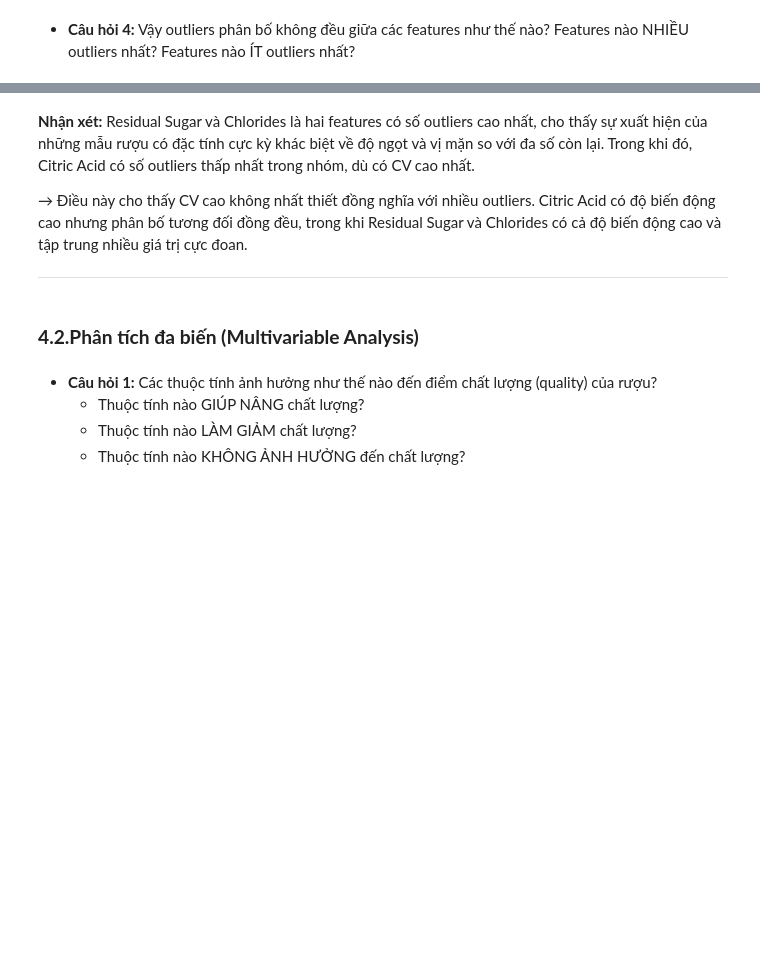
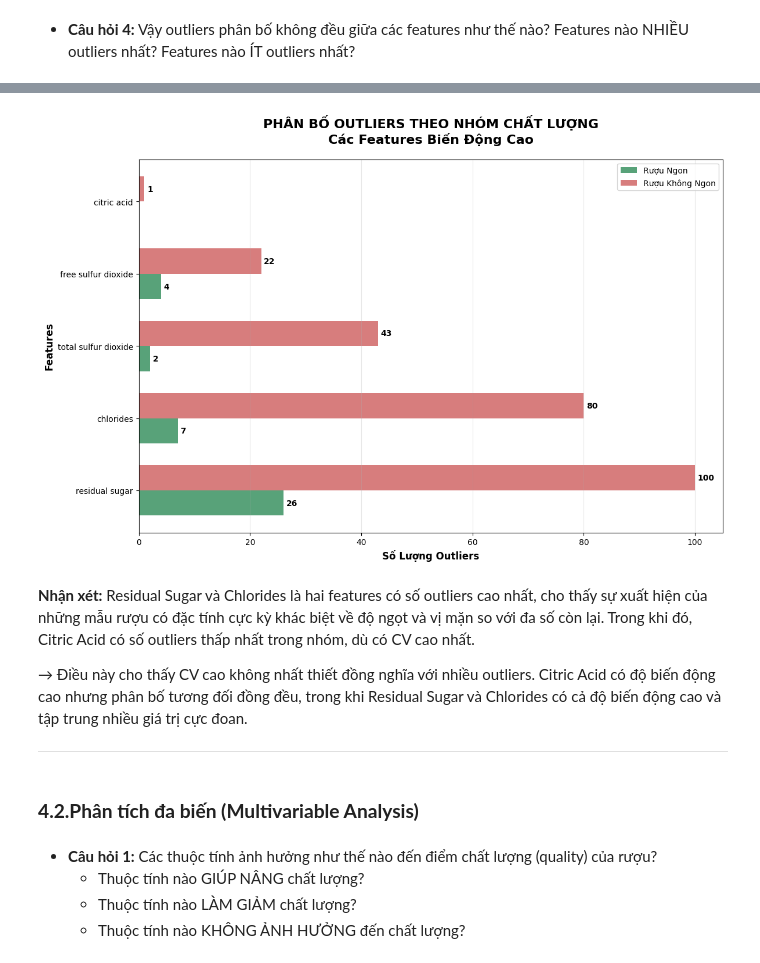
Before and after one commit to mihhwiNick/DA_project, a Jupyter notebook: EDA_Ruou_Do.ipynb, the cells around one changed output, grey strips where cells are left out. Drawn from its saved outputs; the diff is of its cells as text; code cells hidden in the pictures; blank space fills up the shorter version.

```diff
--- a/EDA_Ruou_Do.ipynb
+++ b/EDA_Ruou_Do.ipynb
@@ -415,3 +445,78 @@ plt.show()
+# %%
+# PHÂN TÍCH OUTLIERS CHI TIẾT THEO NHÓM CHẤT LƯỢNG
+outlier_analysis = []
+
+for feature in high_cv_features:
+    # Tính toán IQR
+    Q1 = redwine[feature].quantile(0.25)
+    Q3 = redwine[feature].quantile(0.75)
+    IQR = Q3 - Q1
+    lower_bound = Q1 - 1.5 * IQR
+    upper_bound = Q3 + 1.5 * IQR
+
+    # Đếm outliers
+    outliers_mask = (redwine[feature] < lower_bound) | (redwine[feature] > upper_bound)
+
+    # Đếm outliers theo nhóm chất lượng
+    outliers_high = redwine[outliers_mask & (redwine['quality_category'] == 'Ngon (>=6.5)')]
+    outliers_low = redwine[outliers_mask & (redwine['quality_category'] == 'Không ngon (<6.5)')]
+
+    total_outliers = len(outliers_high) + len(outliers_low)
+    outlier_percentage = (total_outliers / len(redwine)) * 100
+
+    outlier_analysis.append({
+        'feature': feature,
+        'outliers_high_quality': len(outliers_high),
+        'outliers_low_quality': len(outliers_low),
+        'total_outliers': total_outliers,
+        'outlier_percentage': outlier_percentage
+    })
+
+# Sắp xếp theo tổng số outliers
+outlier_df = pd.DataFrame(outlier_analysis).sort_values('total_outliers', ascending=False)
+
+# BIỂU ĐỒ SO SÁNH OUTLIERS THEO NHÓM CHẤT LƯỢNG
+plt.figure(figsize=(12, 8))
+
+# Tạo dữ liệu cho biểu đồ
+features = outlier_df['feature']
+outliers_high = outlier_df['outliers_high_quality']
+outliers_low = outlier_df['outliers_low_quality']
+
+y = np.arange(len(features))
+width = 0.35
+
+# Vẽ biểu đồ cột nhóm theo chiều ngang
+bars1 = plt.barh(y - width/2, outliers_high, width, label='Rượu Ngon',
+                color='#2E8B57', alpha=0.8)
+bars2 = plt.barh(y + width/2, outliers_low, width, label='Rượu Không Ngon',
+                color='#CD5C5C', alpha=0.8)
+
+# Tùy chỉnh biểu đồ
+plt.ylabel('Features', fontweight='bold', fontsize=12)
+plt.xlabel('Số Lượng Outliers', fontweight='bold', fontsize=12)
+plt.title('PHÂN BỐ OUTLIERS THEO NHÓM CHẤT LƯỢNG\nCác Features Biến Động Cao',
+          fontsize=16, fontweight='bold', pad=20)
+plt.yticks(y, features)
+plt.legend()
+
+# Thêm số liệu lên các cột
+for i, (bar1, bar2) in enumerate(zip(bars1, bars2)):
+    if outliers_high.iloc[i] > 0:
+        plt.text(bar1.get_width() + 0.5, bar1.get_y() + bar1.get_height()/2,
+                 f'{outliers_high.iloc[i]}', ha='left', va='center',
+                 fontweight='bold', fontsize=10)
+    if outliers_low.iloc[i] > 0:
+        plt.text(bar2.get_width() + 0.5, bar2.get_y() + bar2.get_height()/2,
+                 f'{outliers_low.iloc[i]}', ha='left', va='center',
+                 fontweight='bold', fontsize=10)
+
+plt.grid(axis='x', alpha=0.3)
+plt.tight_layout()
+plt.savefig('Outliers_by_Quality_BarChart.png', dpi=300, bbox_inches='tight', facecolor='white')
+plt.show()
+# %% [output]
+[figure, added]
 # %% [markdown]
 **Nhận xét:** Residual Sugar và Chlorides là hai features có số outliers cao nhất, cho thấy sự xuất hiện của những mẫu rượu có đặc tính cực kỳ khác biệt về độ ngọt và vị mặn so với đa số còn lại. Trong khi đó, Citric Acid có số outliers thấp nhất trong nhóm, dù có CV cao nhất.
 
```
Also changed, not shown: parts of 16 cells of this notebook.
